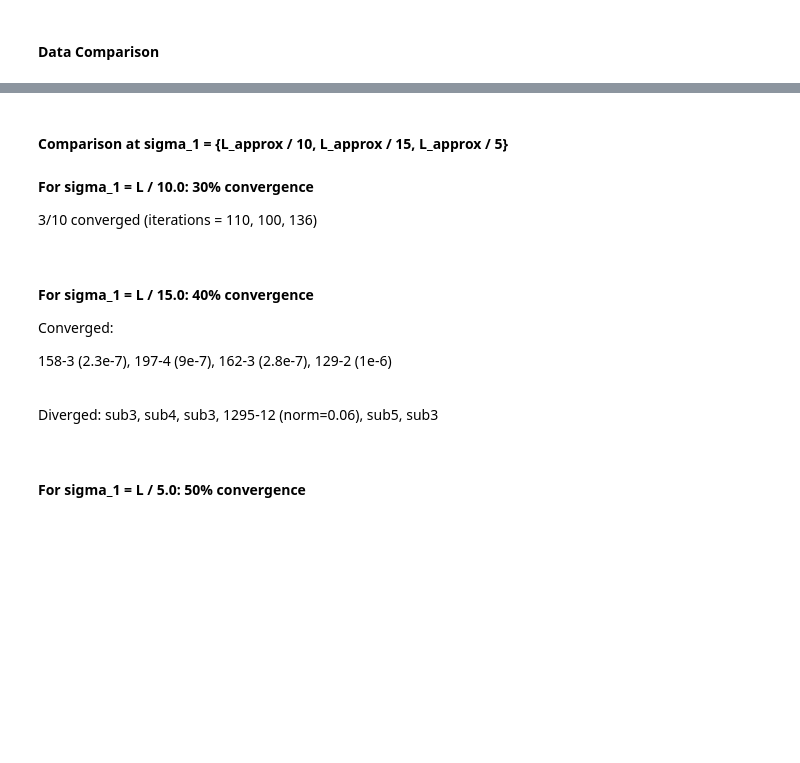
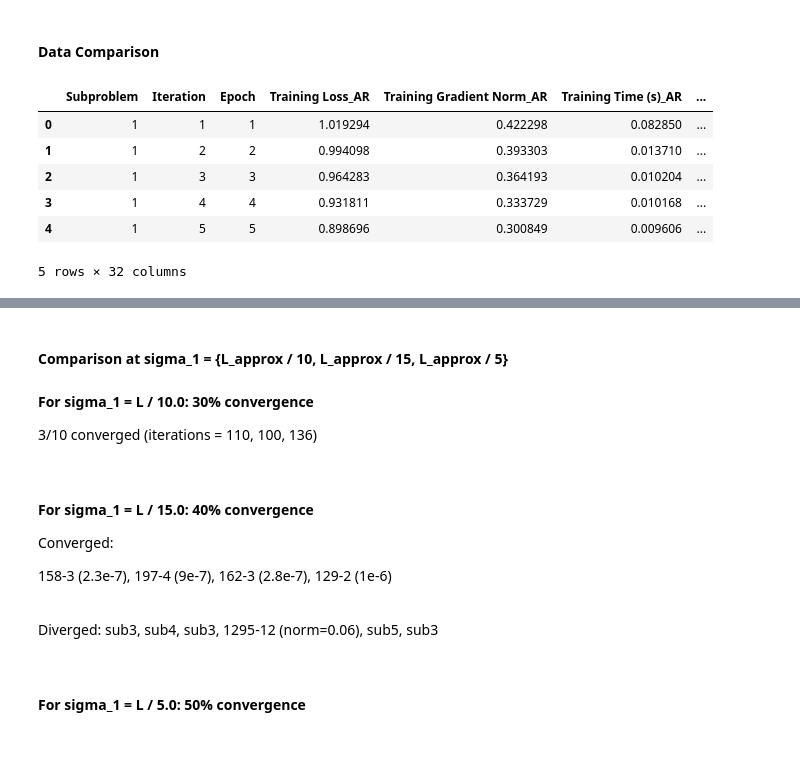
Before and after one commit to thomask902/2024-Numerical-Optimization-Research, a Jupyter notebook: svm/AR_analysis.ipynb, the cells around one changed output, grey strips where cells are left out. Saved outputs shown, nothing was run; the diff lists cells and outputs as text; code cells hidden in the pictures; blank space fills up the shorter version.

```diff
--- a/svm/AR_analysis.ipynb
+++ b/svm/AR_analysis.ipynb
@@ -255,8 +281,28 @@ plot_results(files, labels)
 # %%
 merged_df = pd.merge(
     ar_df,
     ag_df,
     on="Epoch",
-    suffixes=("_AR", "_AG"),
+    suffixes=("_AR", "_AG")
 )
+
+ag_pf_df = ag_pf_df.rename(
+    columns={col: f"{col}_AG_pf" for col in ag_pf_df.columns if col != "Epoch"}
+)
+
+# Perform the second merge
+merged_df = pd.merge(
+    merged_df,
+    ag_pf_df,
+    on="Epoch"
+)
+
 merged_df.head()
+# %% [output]
+|  | Subproblem | Iteration | Epoch | Training Loss_AR | Training Gradient Norm_AR | Training Time (s)_AR | ... |
+| 0 | 1 | 1 | 1 | 1.019294 | 0.422298 | 0.082850 | ... |
+| 1 | 1 | 2 | 2 | 0.994098 | 0.393303 | 0.013710 | ... |
+| 2 | 1 | 3 | 3 | 0.964283 | 0.364193 | 0.010204 | ... |
+| 3 | 1 | 4 | 4 | 0.931811 | 0.333729 | 0.010168 | ... |
+| 4 | 1 | 5 | 5 | 0.898696 | 0.300849 | 0.009606 | ... |
+5 rows × 32 columns
```
Also changed, not shown: parts of 9 cells of this notebook, 1 other file.
